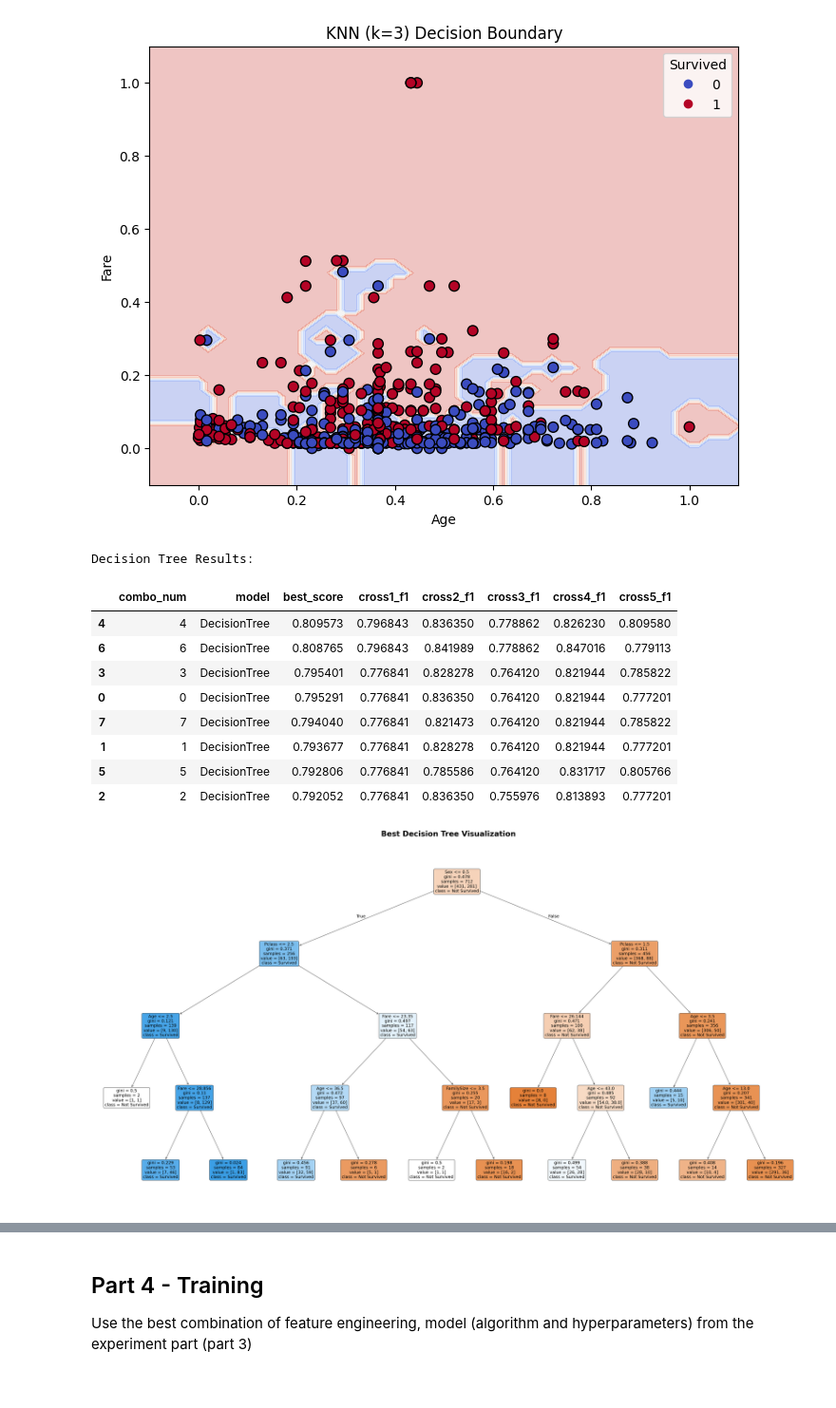
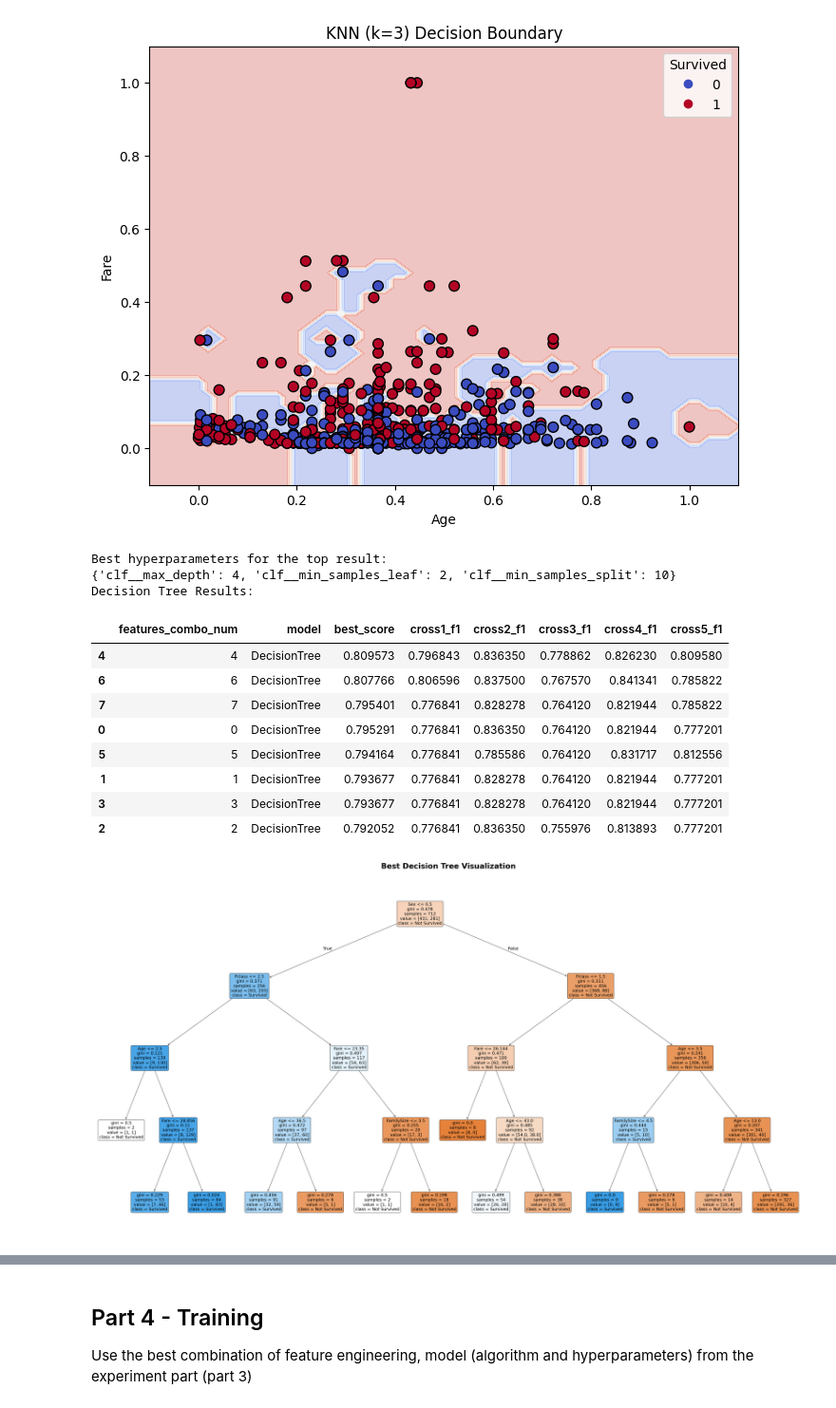
Before and after one commit to ShalevOzeri/machine-learning-task-2, a Jupyter notebook: Assignment2_supervised_learning_flow.ipynb, the cells around one changed output, grey strips where cells are left out. Shown at 95% size. Saved outputs shown, nothing was run; the diff lists cells and outputs as text; code cells hidden in the pictures.

```diff
--- a/Assignment2_supervised_learning_flow.ipynb
+++ b/Assignment2_supervised_learning_flow.ipynb
@@ -481,10 +478,12 @@ train_df2
 | 711 | 1 | 0 | 25.000000 | 1 | 2 | 151.5500 | 0 | 0 | 4 | 4 | ... |
 712 rows × 12 columns
 # %%
-
+# Example2 usage:
+# List of numeric features to normalize
+numeric_features2 = ['Age', 'Fare', 'FamilySize', 'SibSp', 'Parch']
 
 # Create a normalized DataFrame with only the numeric features
-normalized_df = create_normalized_data(train_df2, numeric_features)
+normalized_df = create_normalized_data(train_df2, numeric_features2)
 normalized_df
 # %% [output]
 |  | Age | Fare | FamilySize | SibSp | Parch |
@@ -644,7 +643,7 @@ for idx, features in feature_sets:
         fold_scores = [grid.cv_results_[f'split{fold}_test_score'][best_idx] for fold in range(5)]
         # Store results in a dictionary
         result_row = {
-            'combo_num': idx,                # Feature set index
+            'features_combo_num': idx,                # Feature set index
             'model': model_name,             # Model name
             'best_score': grid.best_score_,  # Best average cross-validated F1 score
             'best_params': grid.best_params_ # Best hyperparameters
@@ -657,60 +656,67 @@ for idx, features in feature_sets:
 df_results_dt = pd.DataFrame(results_dt)
 df_results_dt = df_results_dt.sort_values(by='best_score', ascending=False)
 
+# Print the best hyperparameters for the top-performing model
+best_row = df_results_dt.iloc[0]
+print("\nBest hyperparameters for the top result:")
+print(best_row['best_params'])
+
 # Print the results table with F1 scores for each fold
 print("Decision Tree Results:")
-df_results_dt[['combo_num', 'model', 'best_score', 'cross1_f1', 'cross2_f1', 'cross3_f1', 'cross4_f1', 'cross5_f1']]
+df_results_dt[['features_combo_num', 'model', 'best_score', 'cross1_f1', 'cross2_f1', 'cross3_f1', 'cross4_f1', 'cross5_f1']]
 # %% [output]
+Best hyperparameters for the top result:
+{'clf__max_depth': 4, 'clf__min_samples_leaf': 2, 'clf__min_samples_split': 10}
 Decision Tree Results:
-|  | combo_num | model | best_score | cross1_f1 | cross2_f1 | cross3_f1 | cross4_f1 | cross5_f1 |
+|  | features_combo_num | model | best_score | cross1_f1 | cross2_f1 | cross3_f1 | cross4_f1 | cross5_f1 |
 | 4 | 4 | DecisionTree | 0.809573 | 0.796843 | 0.836350 | 0.778862 | 0.826230 | 0.809580 |
-| 6 | 6 | DecisionTree | 0.808765 | 0.796843 | 0.841989 | 0.778862 | 0.847016 | 0.779113 |
-| 3 | 3 | DecisionTree | 0.795401 | 0.776841 | 0.828278 | 0.764120 | 0.821944 | 0.785822 |
+| 6 | 6 | DecisionTree | 0.807766 | 0.806596 | 0.837500 | 0.767570 | 0.841341 | 0.785822 |
+| 7 | 7 | DecisionTree | 0.795401 | 0.776841 | 0.828278 | 0.764120 | 0.821944 | 0.785822 |
 | 0 | 0 | DecisionTree | 0.795291 | 0.776841 | 0.836350 | 0.764120 | 0.821944 | 0.777201 |
-| 7 | 7 | DecisionTree | 0.794040 | 0.776841 | 0.821473 | 0.764120 | 0.821944 | 0.785822 |
+| 5 | 5 | DecisionTree | 0.794164 | 0.776841 | 0.785586 | 0.764120 | 0.831717 | 0.812556 |
 | 1 | 1 | DecisionTree | 0.793677 | 0.776841 | 0.828278 | 0.764120 | 0.821944 | 0.777201 |
-| 5 | 5 | DecisionTree | 0.792806 | 0.776841 | 0.785586 | 0.764120 | 0.831717 | 0.805766 |
+| 3 | 3 | DecisionTree | 0.793677 | 0.776841 | 0.828278 | 0.764120 | 0.821944 | 0.777201 |
 | 2 | 2 | DecisionTree | 0.792052 | 0.776841 | 0.836350 | 0.755976 | 0.813893 | 0.777201 |
 # %%
 
 
 # Select the best feature set and parameters from the results table
 best_row = df_results_dt.iloc[0]
-best_features = feature_sets[best_row['combo_num'] - 1][1]  # combo_num is 1-based
+best_features = feature_sets[best_row['features_combo_num'] - 1][1]  # features_combo_num is 1-based
 best_params = best_row['best_params']
 
 # Prepare the data for the tree
 X_best = train_df2[best_features]
 y_best = train_df2['Survived']
 
 # Create and fit the DecisionTreeClassifier with the best parameters
 dt_best = DecisionTreeClassifier(
     max_depth=best_params.get('clf__max_depth', None),
     min_samples_split=best_params.get('clf__min_samples_split', 2),
     min_samples_leaf=best_params.get('clf__min_samples_leaf', 1),
     random_state=42
 )
 dt_best.fit(X_best, y_best)
 
 # --- Visualization in a separate, well-spaced plot cell ---
 # This will create a very large, clear, and separate plot for the decision tree.
 fig = plt.figure(figsize=(44, 24))  # Even larger figure for more spacing
 ax = fig.add_subplot(1, 1, 1)
 tree.plot_tree(
     dt_best,
     feature_names=best_features,
     class_names=['Not Survived', 'Survived'],
     filled=True,
     rounded=True,
     fontsize=18,  # Larger font for readability
     ax=ax
 )
 plt.title("Best Decision Tree Visualization", fontsize=32, fontweight='bold', pad=40)
 plt.subplots_adjust(left=0.01, right=0.99, top=0.90, bottom=0.01, wspace=0.4, hspace=0.4)  # Extra spacing
 plt.tight_layout(pad=6.0)  # Add even more padding
 plt.show()
 # %% [output]
-[figure, old version]
+[figure, new version]
 # %%
 # --- Random Forest Model Selection and Evaluation ---
 
```
Also changed, not shown: parts of 5 cells of this notebook.
